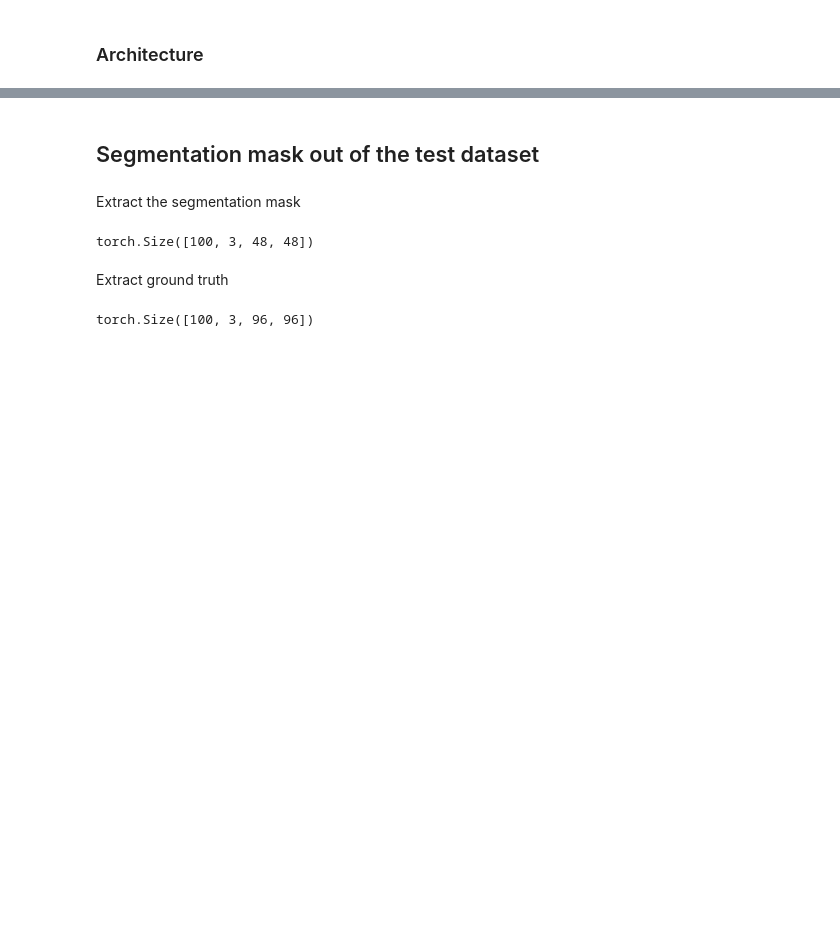
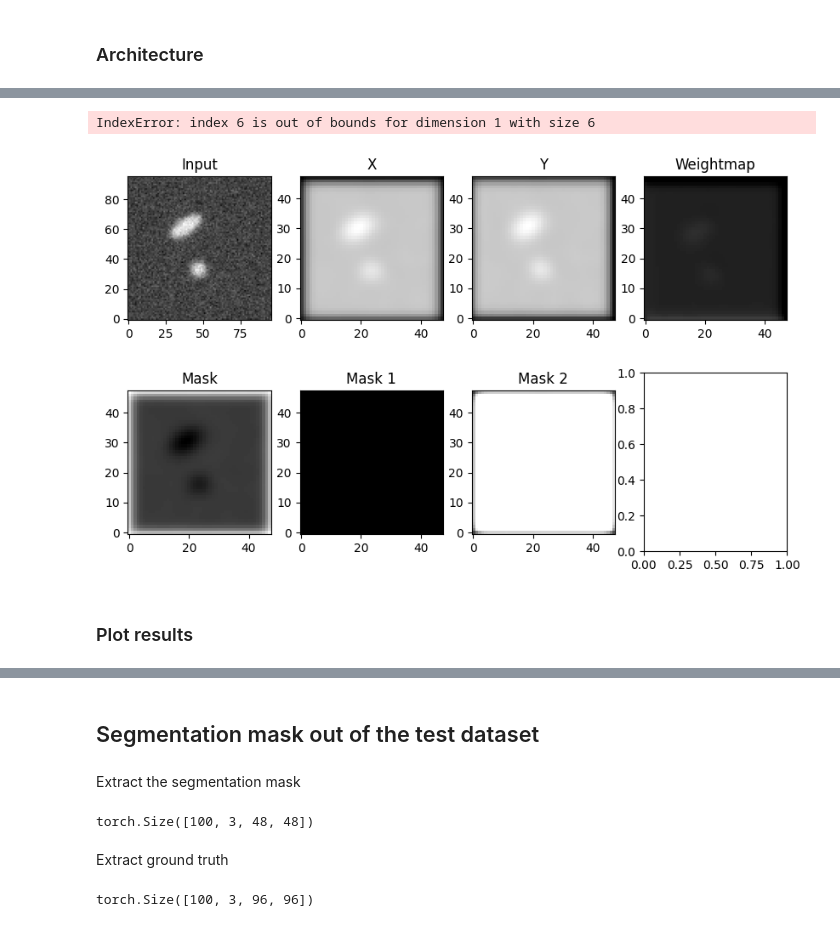
Before and after one commit to AlonsoCid/TFM_LodeSTAR, a Jupyter notebook: lodestar2.ipynb, the cells around one changed output, grey strips where cells are left out. Drawn from its saved outputs; the diff is of its cells as text; code cells hidden in the pictures; blank space fills up the shorter version.

```diff
--- a/lodestar2.ipynb
+++ b/lodestar2.ipynb
@@ -499,0 +494,33 @@ plt.show()
+# %%
+sample = 0
+
+plt.figure(figsize=(10, 6))
+for i in range(8):
+	plt.subplot(2, 4, i + 1)
+	if i==0:
+		plt.imshow(data[sample,...].squeeze(), cmap="gray", origin="lower")
+		plt.title('Input')
+	elif i==1:
+		plt.imshow(output[sample,i-1,...], cmap="gray", origin="lower")
+		plt.title('X')
+	elif i==2:
+		plt.imshow(output[sample,i-1,...], cmap="gray", origin="lower")
+		plt.title('Y')
+	elif i==3:
+		plt.imshow(output[sample,i-1,...], cmap="gray", origin="lower", vmin=0,vmax=1)
+		plt.title('Weightmap')
+	elif i==4:
+		plt.imshow(output[sample,i-1,...], cmap="gray", origin="lower")
+		plt.title('Mask')
+	else:
+		plt.imshow(output[sample,i-1,...], cmap="gray", origin="lower", vmin=0,vmax=1)
+		if i < 7:
+			plt.title('Mask ' + str(i-4))
+		else:
+			plt.title('Background')
+
+plt.tight_layout()
+plt.show()
+# %% [output]
+IndexError: index 6 is out of bounds for dimension 1 with size 6
+[figure, added]
@@ -500,3 +532,5 @@ plt.show()
+# %% [markdown]
+### Plot results
 # %%
 test_dataloader = DataLoader(test_dataset, batch_size=8, shuffle=False)
 
```
Also changed, not shown: parts of 18 cells of this notebook, 32 other files.
